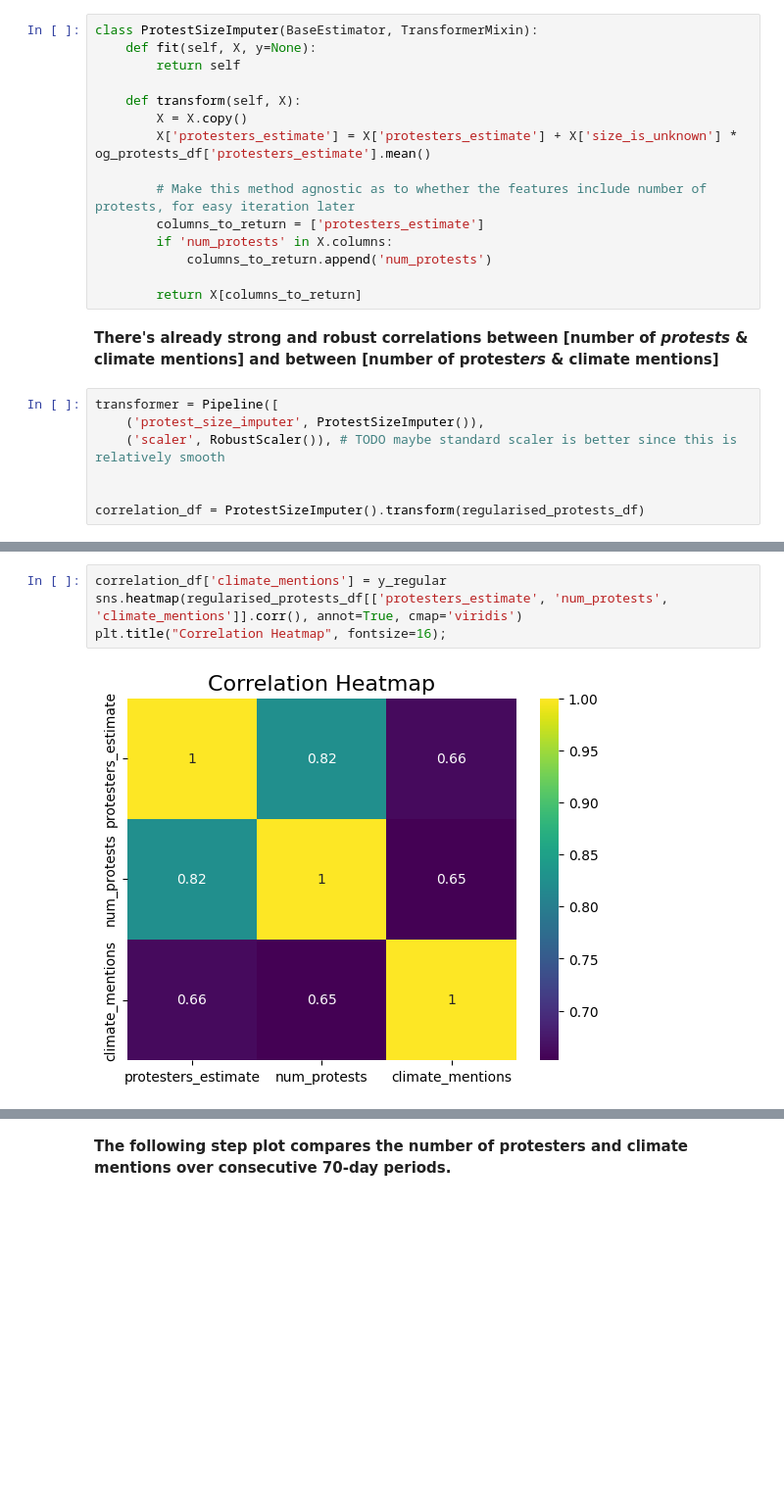
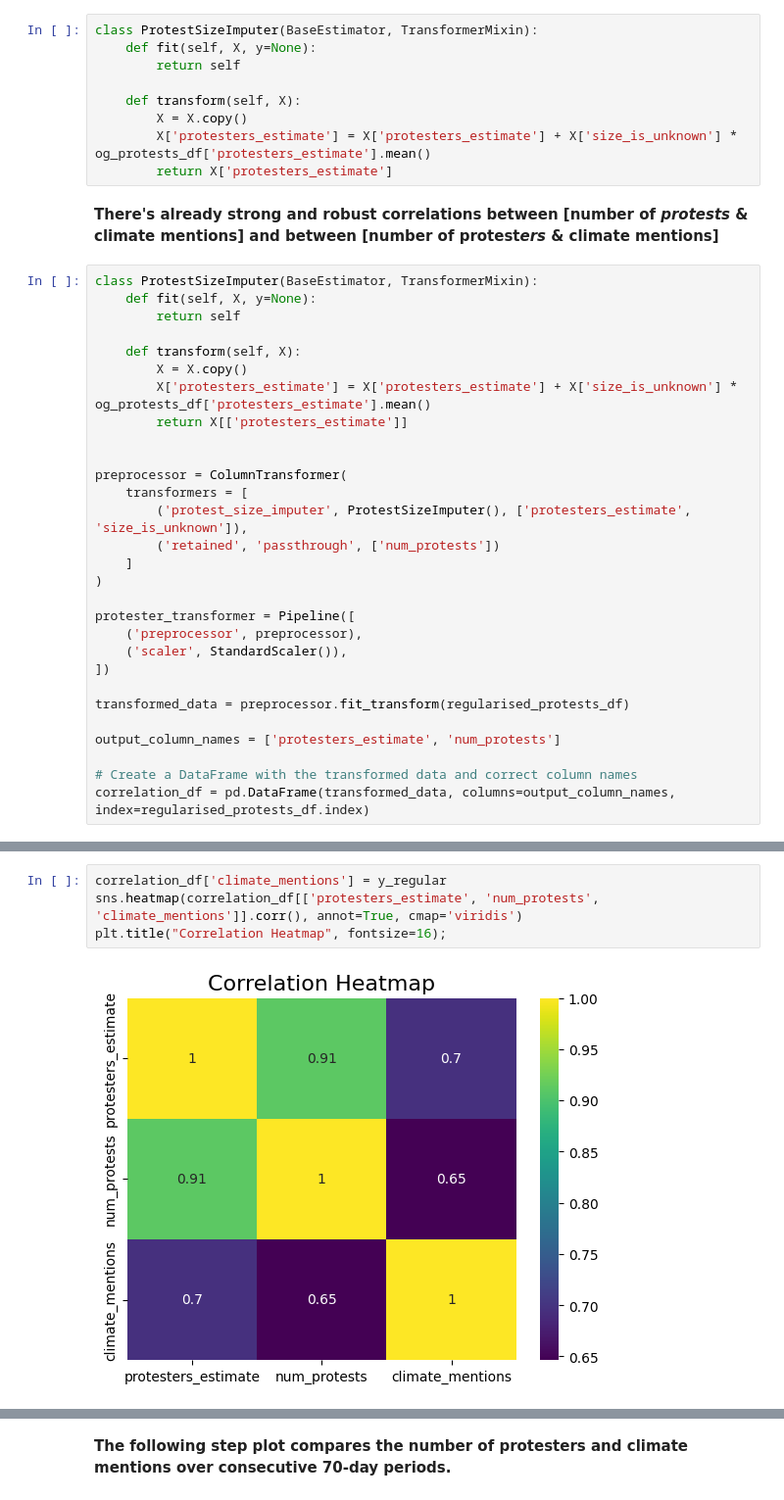
Before and after one commit to Arepo/climate_protest_modelling, a Jupyter notebook: Climate protest modelling.ipynb, the cells around one changed output, grey strips where cells are left out. Shown at 98% size. Saved outputs shown, nothing was run; the diff lists cells and outputs as text; blank space fills up the shorter version.

```diff
--- a/Climate protest modelling.ipynb
+++ b/Climate protest modelling.ipynb
@@ -316,19 +317,35 @@ class ProtestSizeImputer(BaseEstimator, TransformerMixin):
     def transform(self, X):
         X = X.copy()
         X['protesters_estimate'] = X['protesters_estimate'] + X['size_is_unknown'] * og_protests_df['protesters_estimate'].mean()
-
-        # Make this method agnostic as to whether the features include number of protests, for easy iteration later
-        columns_to_return = ['protesters_estimate']
-        if 'num_protests' in X.columns:
-            columns_to_return.append('num_protests')
-
-        return X[columns_to_return]
+        return X['protesters_estimate']
 # %% [markdown]
 **There's already strong and robust correlations between [number of *protests* & climate mentions] and between [number of protest*ers* & climate mentions]**
 # %%
-transformer = Pipeline([
-    ('protest_size_imputer', ProtestSizeImputer()),
-    ('scaler', RobustScaler()), # TODO maybe standard scaler is better since this is relatively smooth
+class ProtestSizeImputer(BaseEstimator, TransformerMixin):
+    def fit(self, X, y=None):
+        return self
+
+    def transform(self, X):
+        X = X.copy()
+        X['protesters_estimate'] = X['protesters_estimate'] + X['size_is_unknown'] * og_protests_df['protesters_estimate'].mean()
+        return X[['protesters_estimate']]
 
 
-correlation_df = ProtestSizeImputer().transform(regularised_protests_df)
+preprocessor = ColumnTransformer(
+    transformers = [
+        ('protest_size_imputer', ProtestSizeImputer(), ['protesters_estimate', 'size_is_unknown']),
+        ('retained', 'passthrough', ['num_protests'])
+    ]
+)
+
+protester_transformer = Pipeline([
+    ('preprocessor', preprocessor),
+    ('scaler', StandardScaler()),
+])
+
+transformed_data = preprocessor.fit_transform(regularised_protests_df)
+
+output_column_names = ['protesters_estimate', 'num_protests']
+
+# Create a DataFrame with the transformed data and correct column names
+correlation_df = pd.DataFrame(transformed_data, columns=output_column_names, index=regularised_protests_df.index)
@@ -335,6 +403,6 @@ correlation_df = ProtestSizeImputer().transform(regularised_protests_df)
 # %%
 correlation_df['climate_mentions'] = y_regular
-sns.heatmap(regularised_protests_df[['protesters_estimate', 'num_protests', 'climate_mentions']].corr(), annot=True, cmap='viridis')
+sns.heatmap(correlation_df[['protesters_estimate', 'num_protests', 'climate_mentions']].corr(), annot=True, cmap='viridis')
 plt.title("Correlation Heatmap", fontsize=16);
 # %% [output]
-[figure, old version]
+[figure, new version]
```
Also changed, not shown: parts of 14 cells of this notebook, 1 other file.
